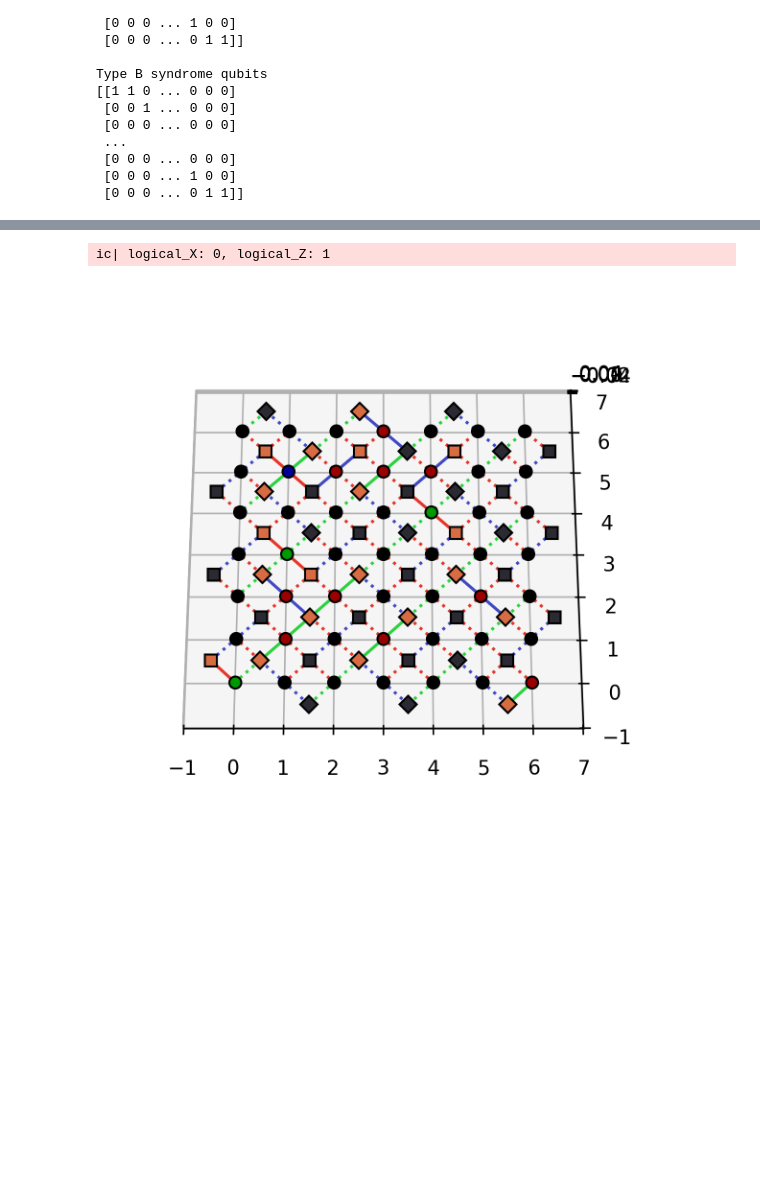
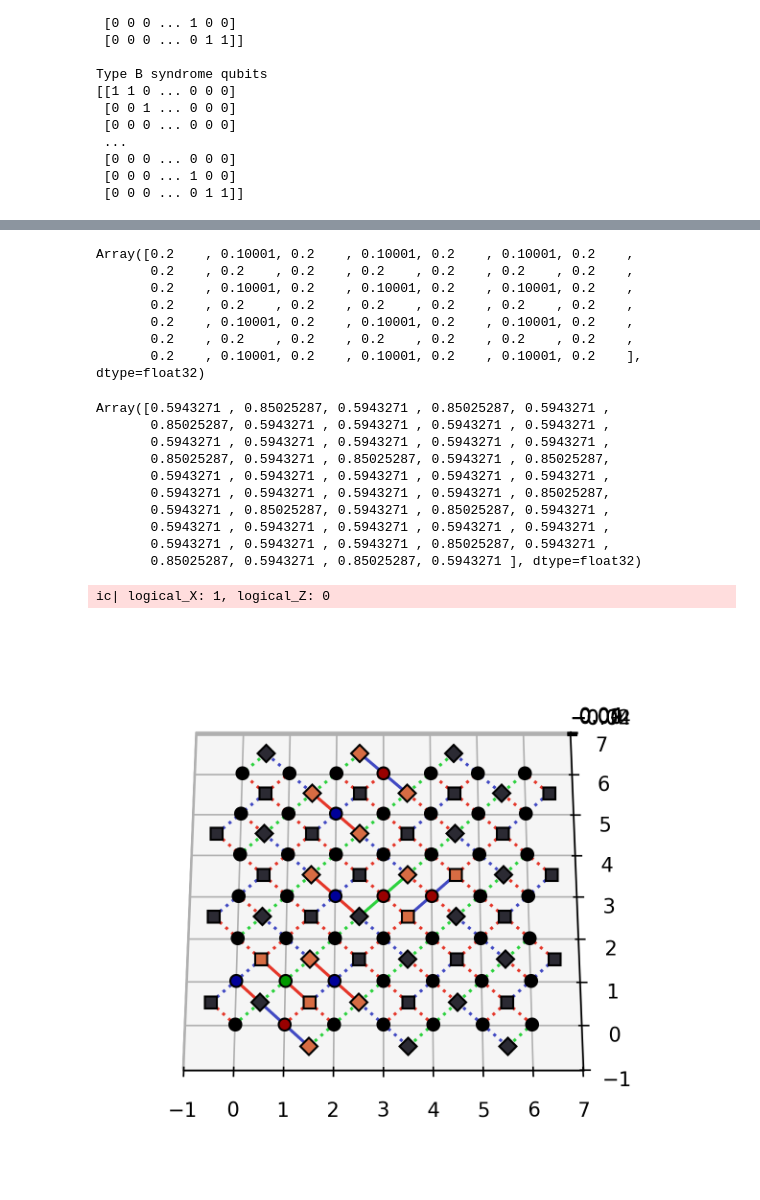
Before and after one commit to JuliusRye/QEC, a Jupyter notebook: packages/quantum_error_correction.ipynb, the cells around one changed output, grey strips where cells are left out. Cells and saved outputs as stored; diff of their text form; code cells hidden in the pictures; blank space fills up the shorter version.

Commit message:
The new quantum error correction code now properly takes noise biase into account when decoding with MWPM

```diff
--- a/packages/quantum_error_correction.ipynb
+++ b/packages/quantum_error_correction.ipynb
@@ -260,6 +260,10 @@ def deform_error(errors, code_deformations):
 
 def deform_error_inv(errors, code_deformations):
     return jnp.array([deformations_inv[deform][error] for error, deform in zip(errors, code_deformations)])
+
+def jax_create_error(px: float, py: float, pz: float, size: int, key) -> jnp.ndarray:
+    rand = jax.random.uniform(key, shape=(size))
+    return jnp.where(rand < py+pz, jnp.where(rand < pz, 3, 2), jnp.where(rand < px+py+pz, 1, 0))
 # %%
 def get_logicals(errors, code_deformations):
     code_distance = jnp.sqrt(qubit_counts['dq']['Data qubit']).astype(int)
@@ -270,9 +274,11 @@ def get_logicals(errors, code_deformations):
     logical_Z = int(jnp.where(jnp.logical_or(h_err == 2, h_err == 3), 1, 0).sum() % 2)
     ic(logical_X, logical_Z);
 # %%
+error_probs = [.1, .0001, .0001]
+
 subkey, key = jax.random.split(key)
-vals = jax.random.randint(key=subkey, shape=sum(qubit_counts['dq'].values()), minval=0, maxval=10)
-errors = jnp.where(vals >= 4, 0, vals)
+errors = jax_create_error(*error_probs, size=qubit_counts['dq']['Data qubit'], key=subkey)
+
 errors_inv_deformed = deform_error_inv(errors, code_deformations)
 print(errors)
 syndrome_A = jnp.matmul(H['Type A syndrome qubits'], (errors_inv_deformed==2) + (errors_inv_deformed==3)) % 2
@@ -357,21 +363,46 @@ ic| logical_X: 0, logical_Z: 0
 # %%
-error_probs = [.1, .01, .01]
-W_A = [error_probs[deformations[deform][1]-1] for deform in code_deformations]
-W_B = [error_probs[deformations[deform][3]-1] for deform in code_deformations]
+error_probs = [0.00001, .1, .1]
+
+P_tot = sum(error_probs)
+P_A = jnp.array([P_tot-error_probs[deformations[deform][1]-1] for deform in code_deformations])
+P_B = jnp.array([P_tot-error_probs[deformations[deform][3]-1] for deform in code_deformations])
+
+N = jnp.log(jnp.array(error_probs).mean())
+
+W_A = jnp.log(P_A) / N
+W_B = jnp.log(P_B) / N
+display(P_A, W_A)
 
 mwpm_A = Matching(H['Type A syndrome qubits'], weights=W_A)
 mwpm_B = Matching(H['Type B syndrome qubits'], weights=W_B)
 
 correction_A = mwpm_A.decode(syndrome_A)
 correction_B = mwpm_B.decode(syndrome_B)
 correction_deformed = jnp.where(correction_A, jnp.where(correction_B, 2, 3), jnp.where(correction_B, 1, 0))
 correction = deform_error(correction_deformed, code_deformations)
 
 get_logicals(correction, code_deformations)
 plot_data(data, correction, syndromes)
 # %% [output]
-ic| logical_X: 0, logical_Z: 1
+Array([0.2    , 0.10001, 0.2    , 0.10001, 0.2    , 0.10001, 0.2    ,
+       0.2    , 0.2    , 0.2    , 0.2    , 0.2    , 0.2    , 0.2    ,
+       0.2    , 0.10001, 0.2    , 0.10001, 0.2    , 0.10001, 0.2    ,
+       0.2    , 0.2    , 0.2    , 0.2    , 0.2    , 0.2    , 0.2    ,
+       0.2    , 0.10001, 0.2    , 0.10001, 0.2    , 0.10001, 0.2    ,
+       0.2    , 0.2    , 0.2    , 0.2    , 0.2    , 0.2    , 0.2    ,
+       0.2    , 0.10001, 0.2    , 0.10001, 0.2    , 0.10001, 0.2    ],      dtype=float32)
+Array([0.5943271 , 0.85025287, 0.5943271 , 0.85025287, 0.5943271 ,
+       0.85025287, 0.5943271 , 0.5943271 , 0.5943271 , 0.5943271 ,
+       0.5943271 , 0.5943271 , 0.5943271 , 0.5943271 , 0.5943271 ,
+       0.85025287, 0.5943271 , 0.85025287, 0.5943271 , 0.85025287,
+       0.5943271 , 0.5943271 , 0.5943271 , 0.5943271 , 0.5943271 ,
+       0.5943271 , 0.5943271 , 0.5943271 , 0.5943271 , 0.85025287,
+       0.5943271 , 0.85025287, 0.5943271 , 0.85025287, 0.5943271 ,
+       0.5943271 , 0.5943271 , 0.5943271 , 0.5943271 , 0.5943271 ,
+       0.5943271 , 0.5943271 , 0.5943271 , 0.85025287, 0.5943271 ,
+       0.85025287, 0.5943271 , 0.85025287, 0.5943271 ], dtype=float32)
+ic| logical_X: 1, logical_Z: 0
-[figure, old version]
+[figure, new version]
 # %%
 mwpm_A.draw()
 # %% [output]
```
Also changed, not shown: parts of 5 cells of this notebook.
